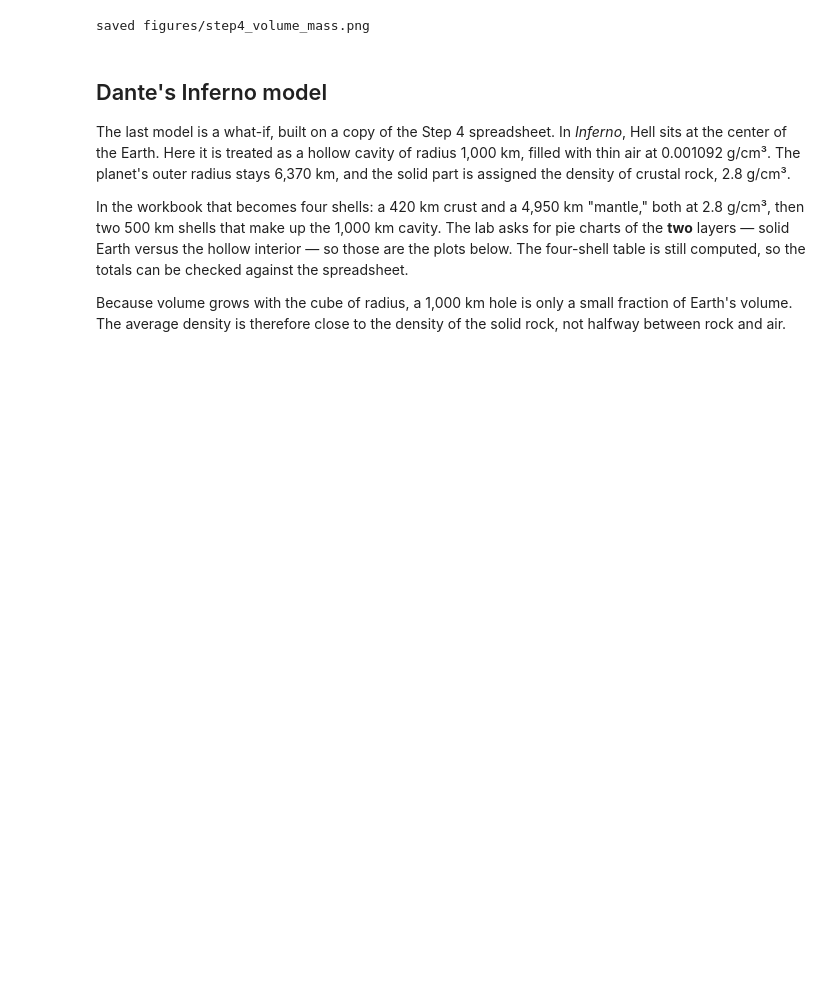
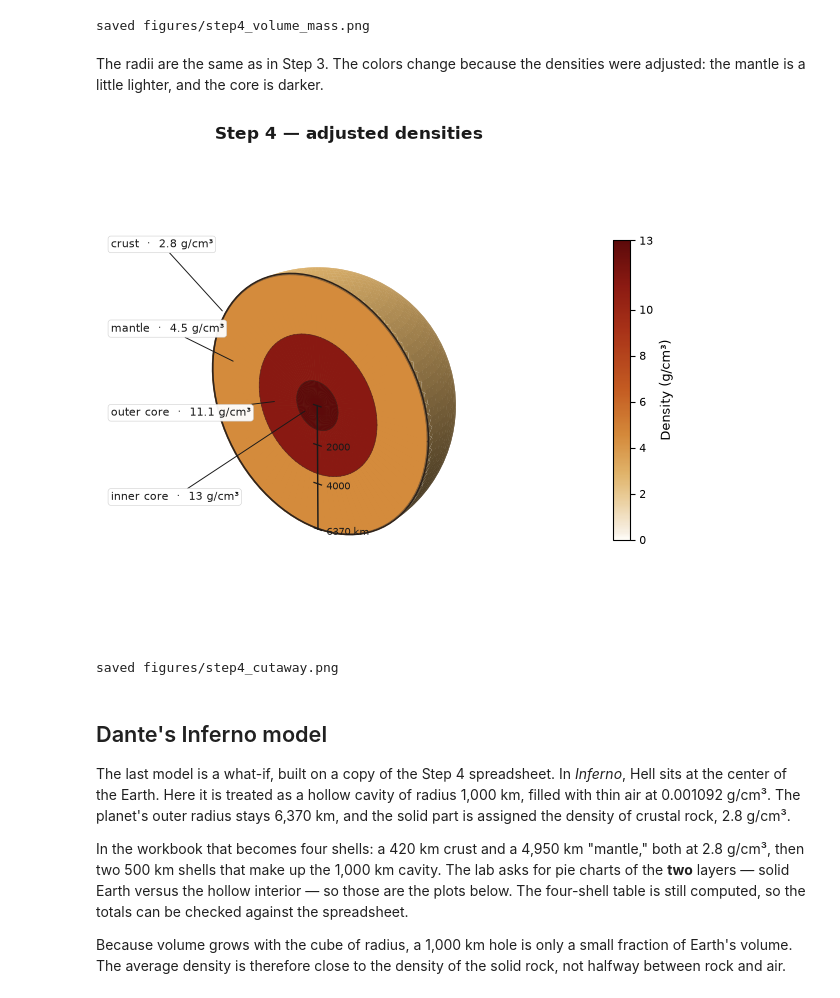
Before and after one commit to adrianayalav-a11y/erth-labs, a Jupyter notebook: lab01-earth-density/lab01_earth_density.ipynb, the cells around one changed output. Cells and saved outputs as stored; diff of their text form; code cells hidden in the pictures; blank space fills up the shorter version.

```diff
--- a/lab01-earth-density/lab01_earth_density.ipynb
+++ b/lab01-earth-density/lab01_earth_density.ipynb
@@ -409,6 +686,13 @@ Total mass:                      6.008704e+24 kg
 | inner core | 1220 | 6370 | 1220 | 7.606206e+09 | 13 | 1.300000e+13 | ... |
 [figure]
 saved figures/step4_volume_mass.png
+# %% [markdown]
+The radii are the same as in Step 3. The colors change because the densities were adjusted: the mantle is a little lighter, and the core is darker.
+# %%
+show_cutaway(step4, "Step 4 — adjusted densities", "step4_cutaway.png")
+# %% [output]
+[figure, added]
+saved figures/step4_cutaway.png
 # %% [markdown]
 ## Dante's Inferno model
 
```
Also changed, not shown: parts of 13 cells of this notebook, 8 other files.
